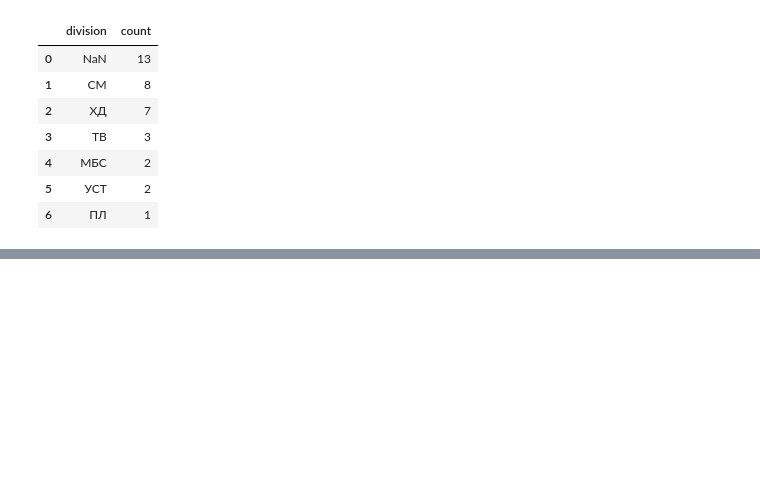
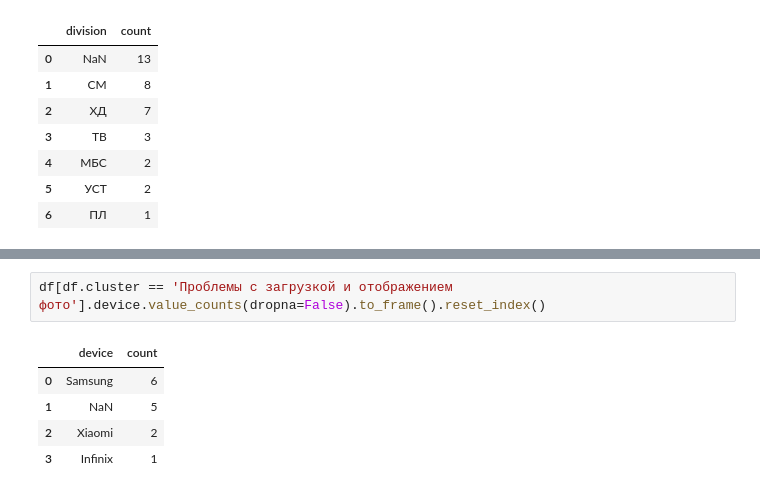
Before and after one commit to a-iceberg/clustering_and_naming_categories, a Jupyter notebook: notebooks/analysis_of_requests_from_technicians.ipynb, the cells around one changed output, grey strips where cells are left out. Cells and saved outputs as stored; diff of their text form; blank space fills up the shorter version.

```diff
--- a/notebooks/analysis_of_requests_from_technicians.ipynb
+++ b/notebooks/analysis_of_requests_from_technicians.ipynb
@@ -150,0 +167,8 @@ division_plot.show()
+# %%
+df[df.cluster == 'Проблемы с загрузкой и отображением фото'].device.value_counts(dropna=False).to_frame().reset_index()
+# %% [output]
+|  | device | count |
+| 0 | Samsung | 6 |
+| 1 | NaN | 5 |
+| 2 | Xiaomi | 2 |
+| 3 | Infinix | 1 |
```
Also changed, not shown: parts of 12 cells of this notebook, 5 other files.
